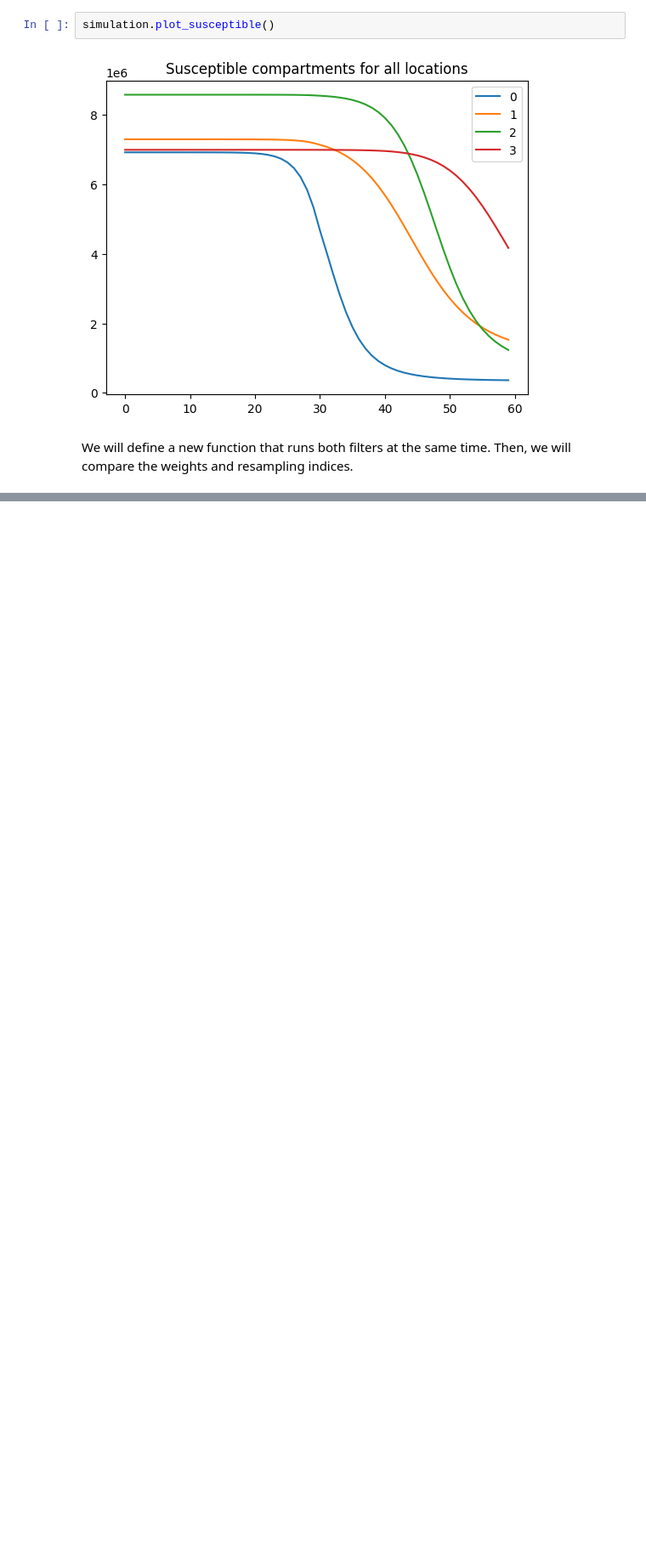
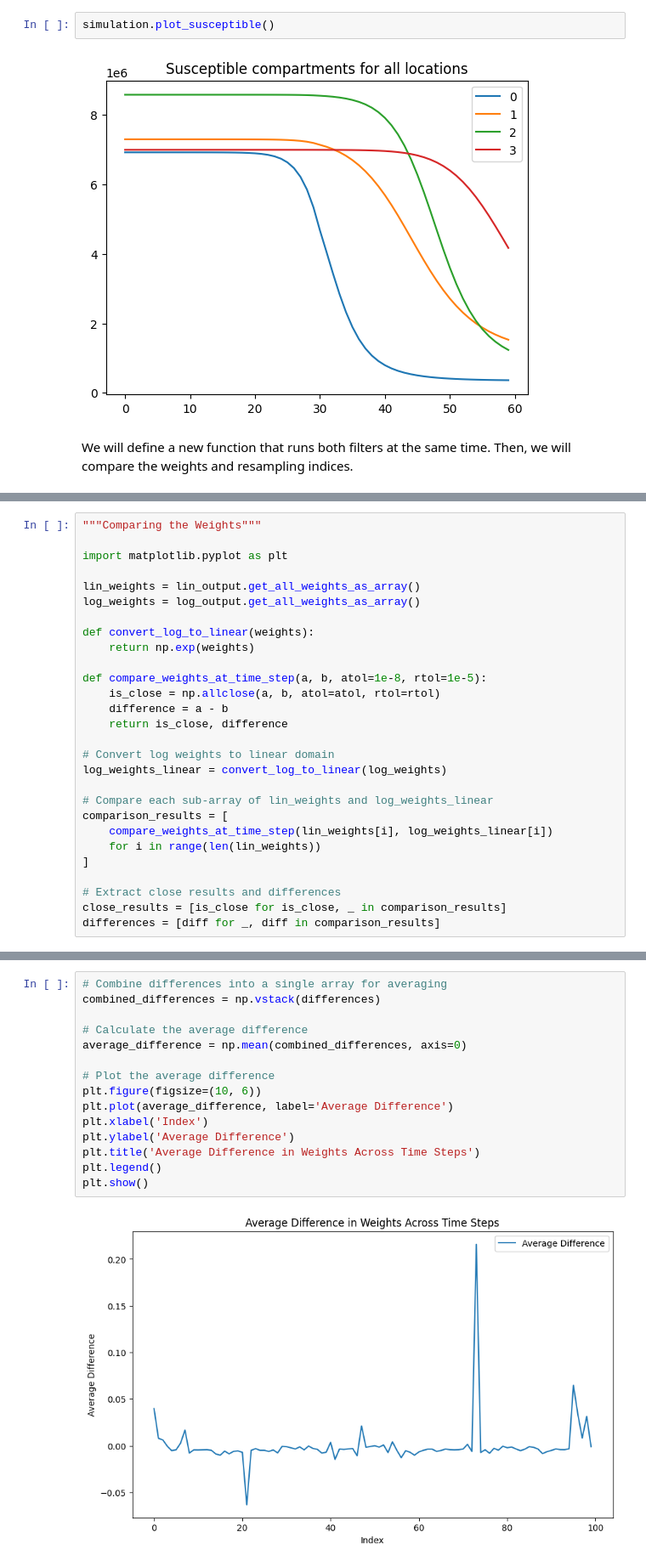
Before and after one commit to atiumcache/spatial-forecast, a Jupyter notebook: weight_comparison.ipynb, the cells around one changed output, grey strips where cells are left out. Shown at 85% size. Cells and saved outputs as stored; diff of their text form; blank space fills up the shorter version.

Commit message:
compare resampling and weights

```diff
--- a/weight_comparison.ipynb
+++ b/weight_comparison.ipynb
@@ -68,0 +97,28 @@ def run_dual_particle_filter(params: ParticleFilterParams) -> (
+# %%
+"""Comparing the Weights"""
+
+import matplotlib.pyplot as plt
+
+lin_weights = lin_output.get_all_weights_as_array()
+log_weights = log_output.get_all_weights_as_array()
+
+def convert_log_to_linear(weights):
+    return np.exp(weights)
+
+def compare_weights_at_time_step(a, b, atol=1e-8, rtol=1e-5):
+    is_close = np.allclose(a, b, atol=atol, rtol=rtol)
+    difference = a - b
+    return is_close, difference
+
+# Convert log weights to linear domain
+log_weights_linear = convert_log_to_linear(log_weights)
+
+# Compare each sub-array of lin_weights and log_weights_linear
+comparison_results = [
+    compare_weights_at_time_step(lin_weights[i], log_weights_linear[i])
+    for i in range(len(lin_weights))
+]
+
+# Extract close results and differences
+close_results = [is_close for is_close, _ in comparison_results]
+differences = [diff for _, diff in comparison_results]
@@ -68,0 +130,17 @@ def run_dual_particle_filter(params: ParticleFilterParams) -> (
+# %%
+# Combine differences into a single array for averaging
+combined_differences = np.vstack(differences)
+
+# Calculate the average difference
+average_difference = np.mean(combined_differences, axis=0)
+
+# Plot the average difference
+plt.figure(figsize=(10, 6))
+plt.plot(average_difference, label='Average Difference')
+plt.xlabel('Index')
+plt.ylabel('Average Difference')
+plt.title('Average Difference in Weights Across Time Steps')
+plt.legend()
+plt.show()
+# %% [output]
+[figure, added]
```
Also changed, not shown: parts of 10 cells of this notebook, 2 other files.
